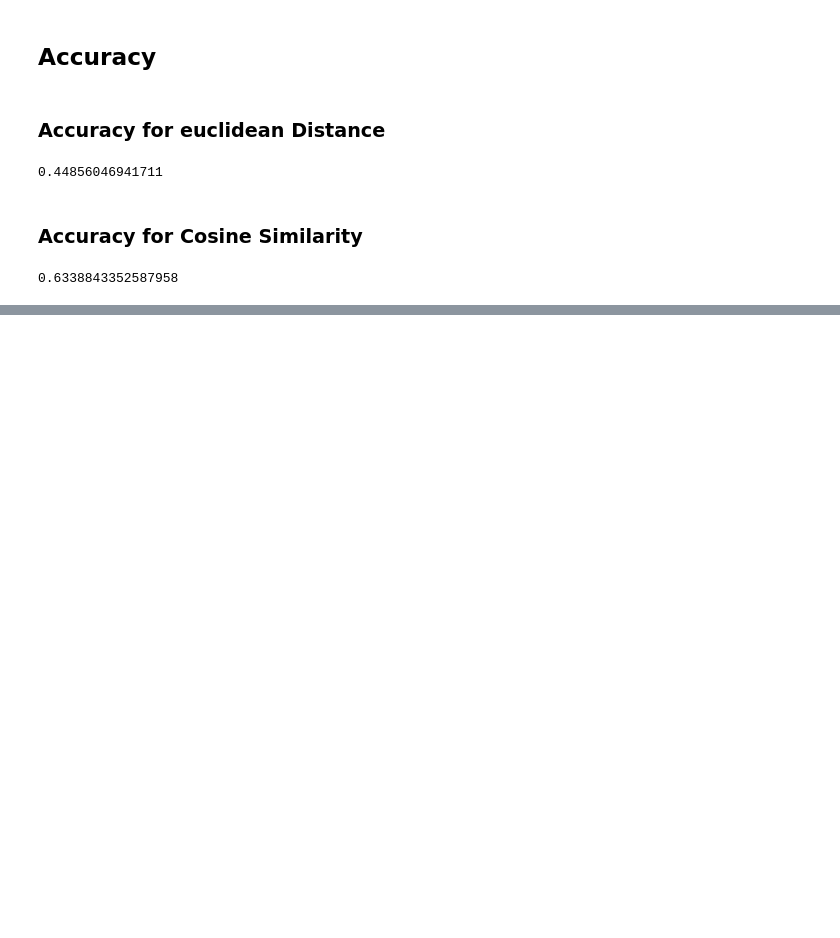
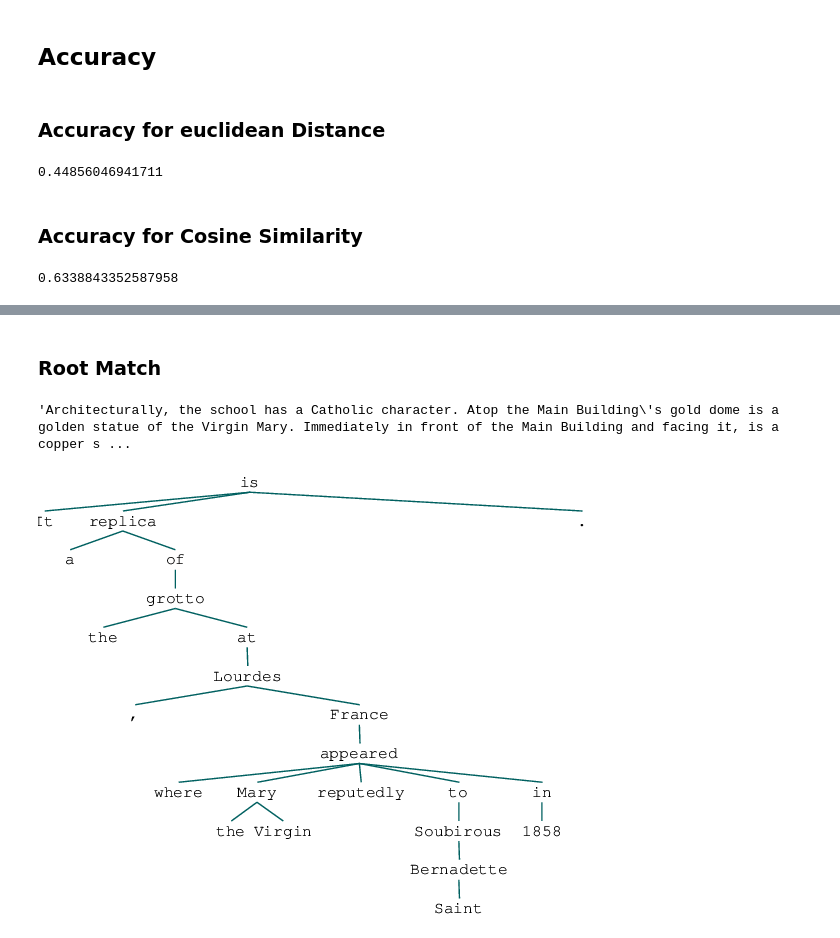
Before and after one commit to aswalin/SQuAD, a Jupyter notebook: sentence_detect_using_fb_emb.ipynb, the cells around one changed output, grey strips where cells are left out. Cells and saved outputs as stored; diff of their text form; code cells hidden in the pictures; blank space fills up the shorter version.

Commit message:
root match

```diff
--- a/sentence_detect_using_fb_emb.ipynb
+++ b/sentence_detect_using_fb_emb.ipynb
@@ -8,6 +8,9 @@ import pickle
 from scipy import spatial
 import warnings
 warnings.filterwarnings('ignore')
+import spacy
+from nltk import Tree
+en_nlp = spacy.load('en')
 # %%
 # !conda update pandas --y
 # %%
@@ -188,0 +212,20 @@ train["pred_idx_euc"] = train.apply(lambda x: pred_idx(x["euclidean_dist"]))
+# %% [markdown]
+### Root Match
+# %%
+predicted = pd.read_csv("train_detect_sent.csv").reset_index(drop=True)
+# %%
+doc = en_nlp(predicted.iloc[0,1])
+# %%
+predicted.iloc[0,1]
+# %% [output]
+'Architecturally, the school has a Catholic character. Atop the Main Building\'s gold dome is a golden statue of the Virgin Mary. Immediately in front of the Main Building and facing it, is a copper s ...
+# %%
+def to_nltk_tree(node):
+    if node.n_lefts + node.n_rights > 0:
+        return Tree(node.orth_, [to_nltk_tree(child) for child in node.children])
+    else:
+        return node.orth_
+# %%
+[to_nltk_tree(sent.root) for sent in doc.sents][5]
+# %% [output]
+[figure, added]
```
Also changed, not shown: parts of 21 cells of this notebook.
